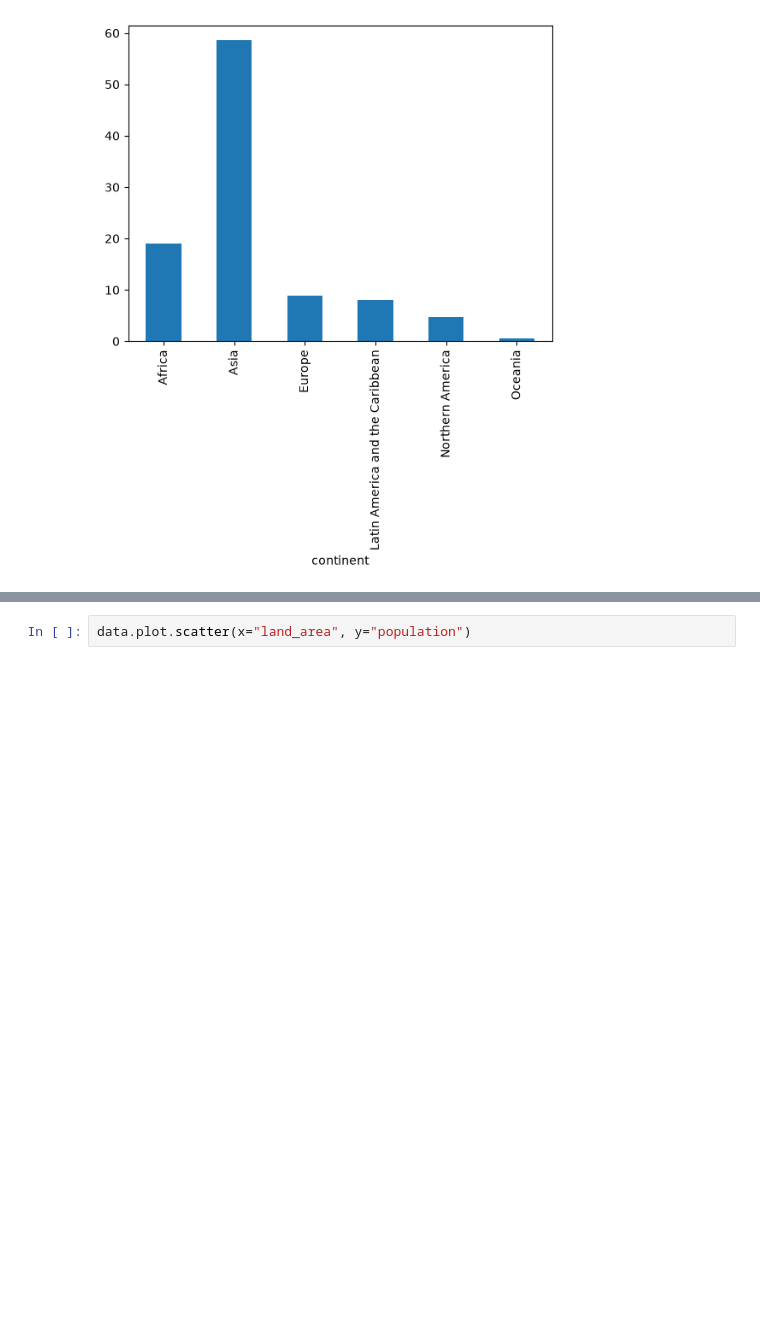
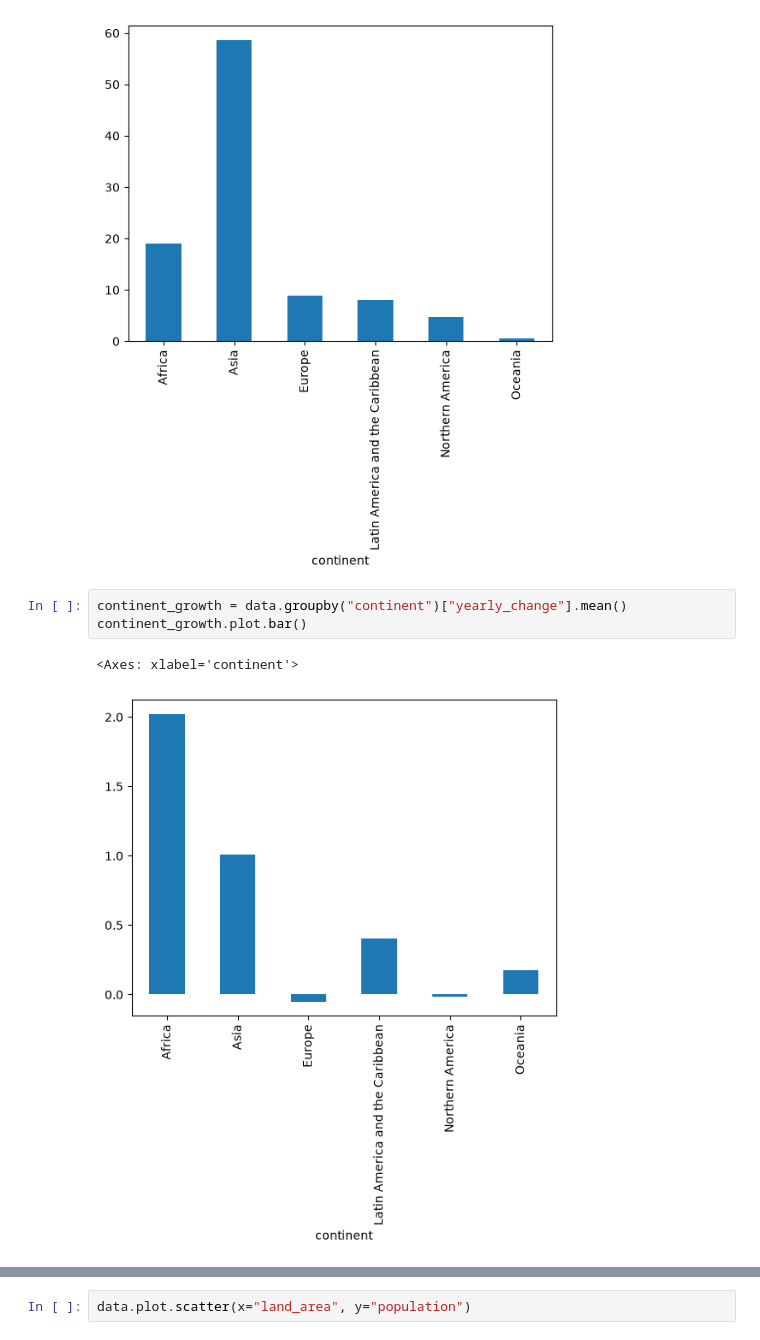
Before and after one commit to KristijanJakimov/population_analysis_project, a Jupyter notebook: analysis.ipynb, the cells around one changed output, grey strips where cells are left out. Drawn from its saved outputs; the diff is of its cells as text; blank space fills up the shorter version.

```diff
--- a/analysis.ipynb
+++ b/analysis.ipynb
@@ -246,3 +258,9 @@ continent_share.plot.bar()
 # %% [output]
 <Axes: xlabel='continent'>
 [figure]
+# %%
+continent_growth = data.groupby("continent")["yearly_change"].mean()
+continent_growth.plot.bar()
+# %% [output]
+<Axes: xlabel='continent'>
+[figure, added]
```
Also changed, not shown: parts of 11 cells of this notebook.
